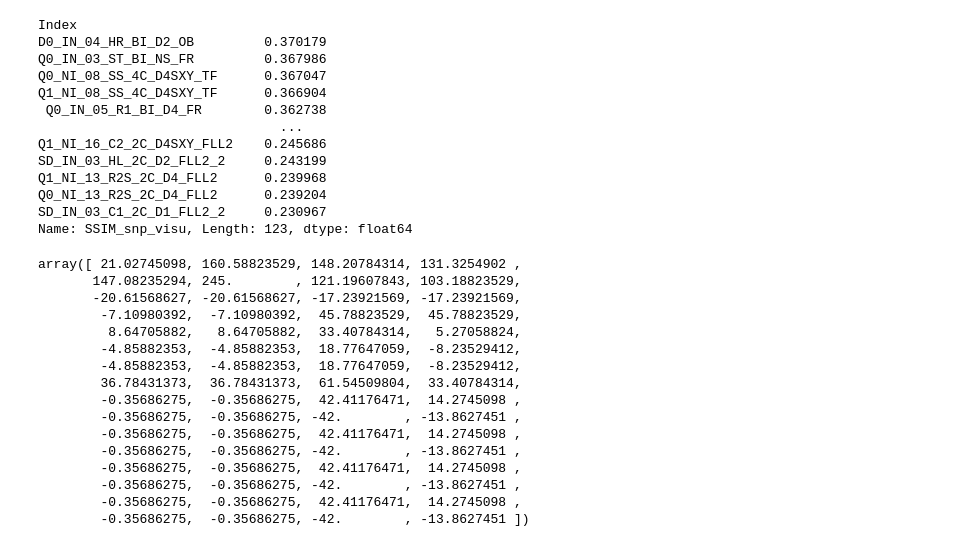
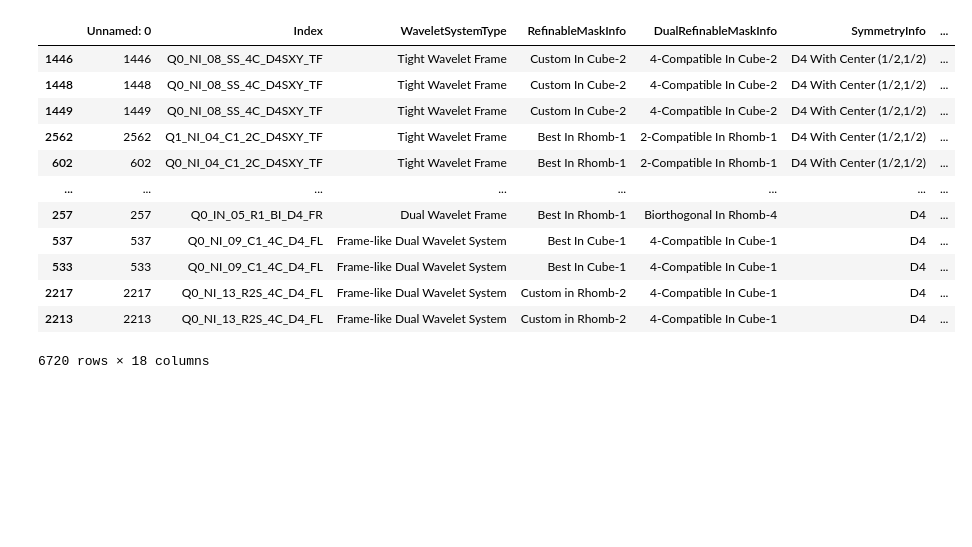
Before and after one commit to michael15346/wavelets, a Jupyter notebook: playground.ipynb, the cells around one changed output. Cells and saved outputs as stored; diff of their text form; code cells hidden in the pictures; blank space fills up the shorter version.

```diff
--- a/playground.ipynb
+++ b/playground.ipynb
@@ -69,36 +59,27 @@ Name: SSIM_snp_bayes, Length: 123, dtype: float64
 # %%
-avg_ssim_snp_visu.sort_values(ascending=False)
+ssim_gaussian_bayes_tops = (
+    df.sort_values(['TestImg', 'SSIM_gaussian_bayes'], ascending=[True, False])
+)
+
+ssim_gaussian_visu_tops = (
+    df.sort_values(['TestImg', 'SSIM_gaussian_visu'], ascending=[True, False])
+      .groupby('TestImg')
+      .head(1)['Index']
+)
-# %% [output]
-Index
-D0_IN_04_HR_BI_D2_OB         0.370179
-Q0_IN_03_ST_BI_NS_FR         0.367986
-Q0_NI_08_SS_4C_D4SXY_TF      0.367047
-Q1_NI_08_SS_4C_D4SXY_TF      0.366904
- Q0_IN_05_R1_BI_D4_FR        0.362738
-                               ...
-Q1_NI_16_C2_2C_D4SXY_FLL2    0.245686
-SD_IN_03_HL_2C_D2_FLL2_2     0.243199
-Q1_NI_13_R2S_2C_D4_FLL2      0.239968
-Q0_NI_13_R2S_2C_D4_FLL2      0.239204
-SD_IN_03_C1_2C_D1_FLL2_2     0.230967
-Name: SSIM_snp_visu, Length: 123, dtype: float64
 # %%
-flat_restored
+ssim_gaussian_bayes_tops
 # %% [output]
+|  | Unnamed: 0 | Index | WaveletSystemType | RefinableMaskInfo | DualRefinableMaskInfo | SymmetryInfo | ... |
+| 1446 | 1446 | Q0_NI_08_SS_4C_D4SXY_TF | Tight Wavelet Frame | Custom In Cube-2 | 4-Compatible In Cube-2 | D4 With Center (1/2,1/2) | ... |
+| 1448 | 1448 | Q0_NI_08_SS_4C_D4SXY_TF | Tight Wavelet Frame | Custom In Cube-2 | 4-Compatible In Cube-2 | D4 With Center (1/2,1/2) | ... |
+| 1449 | 1449 | Q0_NI_08_SS_4C_D4SXY_TF | Tight Wavelet Frame | Custom In Cube-2 | 4-Compatible In Cube-2 | D4 With Center (1/2,1/2) | ... |
+| 2562 | 2562 | Q1_NI_04_C1_2C_D4SXY_TF | Tight Wavelet Frame | Best In Rhomb-1 | 2-Compatible In Rhomb-1 | D4 With Center (1/2,1/2) | ... |
+| 602 | 602 | Q0_NI_04_C1_2C_D4SXY_TF | Tight Wavelet Frame | Best In Rhomb-1 | 2-Compatible In Rhomb-1 | D4 With Center (1/2,1/2) | ... |
+| ... | ... | ... | ... | ... | ... | ... | ... |
+| 257 | 257 | Q0_IN_05_R1_BI_D4_FR | Dual Wavelet Frame | Best In Rhomb-1 | Biorthogonal In Rhomb-4 | D4 | ... |
+| 537 | 537 | Q0_NI_09_C1_4C_D4_FL | Frame-like Dual Wavelet System | Best In Cube-1 | 4-Compatible In Cube-1 | D4 | ... |
+| 533 | 533 | Q0_NI_09_C1_4C_D4_FL | Frame-like Dual Wavelet System | Best In Cube-1 | 4-Compatible In Cube-1 | D4 | ... |
+| 2217 | 2217 | Q0_NI_13_R2S_4C_D4_FL | Frame-like Dual Wavelet System | Custom in Rhomb-2 | 4-Compatible In Cube-1 | D4 | ... |
+| 2213 | 2213 | Q0_NI_13_R2S_4C_D4_FL | Frame-like Dual Wavelet System | Custom in Rhomb-2 | 4-Compatible In Cube-1 | D4 | ... |
-array([ 21.02745098, 160.58823529, 148.20784314, 131.3254902 ,
-       147.08235294, 245.        , 121.19607843, 103.18823529,
-       -20.61568627, -20.61568627, -17.23921569, -17.23921569,
-        -7.10980392,  -7.10980392,  45.78823529,  45.78823529,
-         8.64705882,   8.64705882,  33.40784314,   5.27058824,
-        -4.85882353,  -4.85882353,  18.77647059,  -8.23529412,
-        -4.85882353,  -4.85882353,  18.77647059,  -8.23529412,
-        36.78431373,  36.78431373,  61.54509804,  33.40784314,
-        -0.35686275,  -0.35686275,  42.41176471,  14.2745098 ,
-        -0.35686275,  -0.35686275, -42.        , -13.8627451 ,
-        -0.35686275,  -0.35686275,  42.41176471,  14.2745098 ,
-        -0.35686275,  -0.35686275, -42.        , -13.8627451 ,
-        -0.35686275,  -0.35686275,  42.41176471,  14.2745098 ,
-        -0.35686275,  -0.35686275, -42.        , -13.8627451 ,
-        -0.35686275,  -0.35686275,  42.41176471,  14.2745098 ,
-        -0.35686275,  -0.35686275, -42.        , -13.8627451 ])
+6720 rows × 18 columns
 # %%
```
Also changed, not shown: parts of 12 cells of this notebook, 6 other files.
